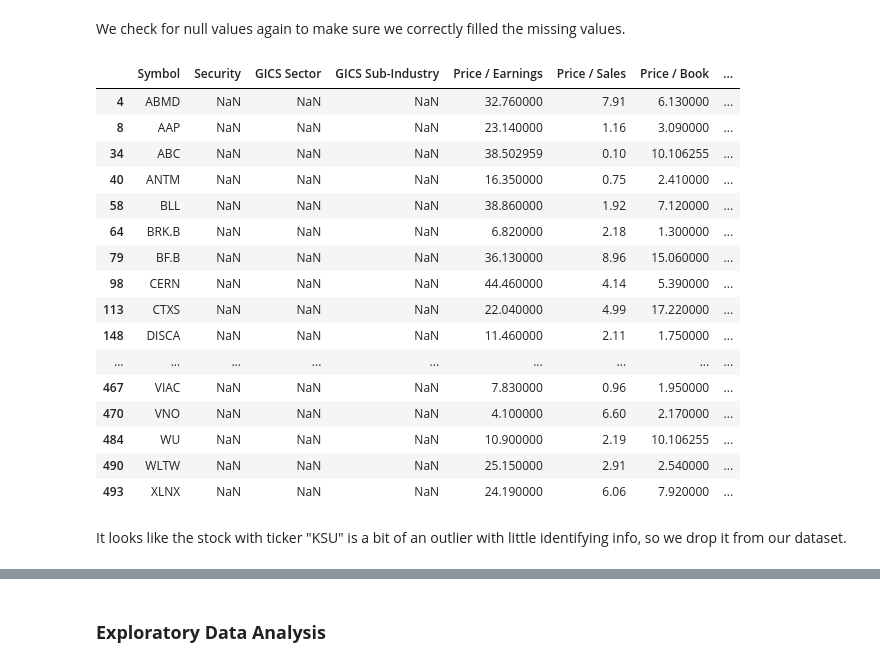
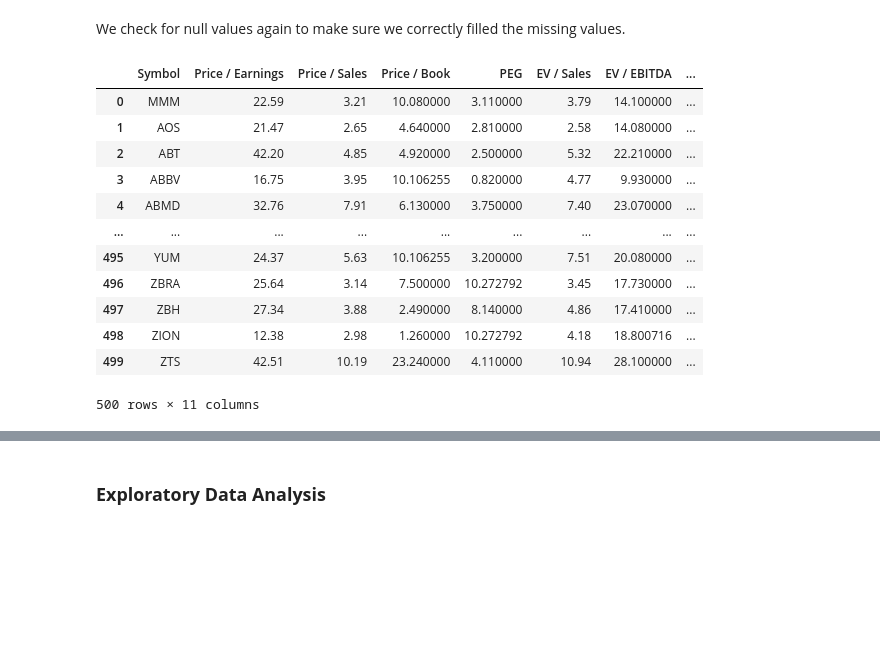
Before and after one commit to loganchali4/Stock-Predictions, a Jupyter notebook: chalifour_stocks.ipynb, the cells around one changed output, grey strips where cells are left out. Cells and saved outputs as stored; diff of their text form; code cells hidden in the pictures; blank space fills up the shorter version.

```diff
--- a/chalifour_stocks.ipynb
+++ b/chalifour_stocks.ipynb
@@ -76,7 +76,5 @@ factset_df
 In the dataframe above, `TTM Total Return` is our variable of interest or target variable. The other financial ratios are accurate as of a year ago, reflecting what information investors had at that point in time and will be used to predict the stock returns over the past year. Next, we combine the two dataframes by merging on the `symbol` column.
 # %%
 sp500_df = pd.merge(wiki_df, factset_df, how = "right", on=['Symbol', 'Symbol'])
-sp500_df = sp500_df.drop(columns = ['Date added', 'Headquarters Location', 'CIK', 'Name', 'Founded'])
-
 sp500_df
 # %% [output]
@@ -116 +130,3 @@ dtype: object
+# %%
+sp500_df = sp500_df.drop(columns = ['Date added', 'Headquarters Location', 'CIK', 'Name', 'Founded', 'Security', 'GICS Sector', 'GICS Sub-Industry'])
 # %% [markdown]
@@ -147,24 +163,20 @@ sp500_df['TTM Total Return'].fillna(value=sp500_df['TTM Total Return'].mean(), i
 # %% [markdown]
 We check for null values again to make sure we correctly filled the missing values.
 # %%
-sp500_df[sp500_df.isnull().any(axis=1)]
+#sp500_df[sp500_df.isnull().any(axis=1)]
+#sp500_df = sp500_df.dropna()
+sp500_df
 # %% [output]
-|  | Symbol | Security | GICS Sector | GICS Sub-Industry | Price / Earnings | Price / Sales | Price / Book | ... |
-| 4 | ABMD | NaN | NaN | NaN | 32.760000 | 7.91 | 6.130000 | ... |
-| 8 | AAP | NaN | NaN | NaN | 23.140000 | 1.16 | 3.090000 | ... |
-| 34 | ABC | NaN | NaN | NaN | 38.502959 | 0.10 | 10.106255 | ... |
-| 40 | ANTM | NaN | NaN | NaN | 16.350000 | 0.75 | 2.410000 | ... |
-| 58 | BLL | NaN | NaN | NaN | 38.860000 | 1.92 | 7.120000 | ... |
-| 64 | BRK.B | NaN | NaN | NaN | 6.820000 | 2.18 | 1.300000 | ... |
-| 79 | BF.B | NaN | NaN | NaN | 36.130000 | 8.96 | 15.060000 | ... |
-| 98 | CERN | NaN | NaN | NaN | 44.460000 | 4.14 | 5.390000 | ... |
-| 113 | CTXS | NaN | NaN | NaN | 22.040000 | 4.99 | 17.220000 | ... |
-| 148 | DISCA | NaN | NaN | NaN | 11.460000 | 2.11 | 1.750000 | ... |
+|  | Symbol | Price / Earnings | Price / Sales | Price / Book | PEG | EV / Sales | EV / EBITDA | ... |
+| 0 | MMM | 22.59 | 3.21 | 10.080000 | 3.110000 | 3.79 | 14.100000 | ... |
+| 1 | AOS | 21.47 | 2.65 | 4.640000 | 2.810000 | 2.58 | 14.080000 | ... |
+| 2 | ABT | 42.20 | 4.85 | 4.920000 | 2.500000 | 5.32 | 22.210000 | ... |
+| 3 | ABBV | 16.75 | 3.95 | 10.106255 | 0.820000 | 4.77 | 9.930000 | ... |
+| 4 | ABMD | 32.76 | 7.91 | 6.130000 | 3.750000 | 7.40 | 23.070000 | ... |
 | ... | ... | ... | ... | ... | ... | ... | ... | ... |
-| 467 | VIAC | NaN | NaN | NaN | 7.830000 | 0.96 | 1.950000 | ... |
-| 470 | VNO | NaN | NaN | NaN | 4.100000 | 6.60 | 2.170000 | ... |
-| 484 | WU | NaN | NaN | NaN | 10.900000 | 2.19 | 10.106255 | ... |
-| 490 | WLTW | NaN | NaN | NaN | 25.150000 | 2.91 | 2.540000 | ... |
-| 493 | XLNX | NaN | NaN | NaN | 24.190000 | 6.06 | 7.920000 | ... |
+| 495 | YUM | 24.37 | 5.63 | 10.106255 | 3.200000 | 7.51 | 20.080000 | ... |
+| 496 | ZBRA | 25.64 | 3.14 | 7.500000 | 10.272792 | 3.45 | 17.730000 | ... |
+| 497 | ZBH | 27.34 | 3.88 | 2.490000 | 8.140000 | 4.86 | 17.410000 | ... |
+| 498 | ZION | 12.38 | 2.98 | 1.260000 | 10.272792 | 4.18 | 18.800716 | ... |
+| 499 | ZTS | 42.51 | 10.19 | 23.240000 | 4.110000 | 10.94 | 28.100000 | ... |
+500 rows × 11 columns
-# %% [markdown]
-It looks like the stock with ticker "KSU" is a bit of an outlier with little identifying info, so we drop it from our dataset.
```
Also changed, not shown: parts of 32 cells of this notebook.
